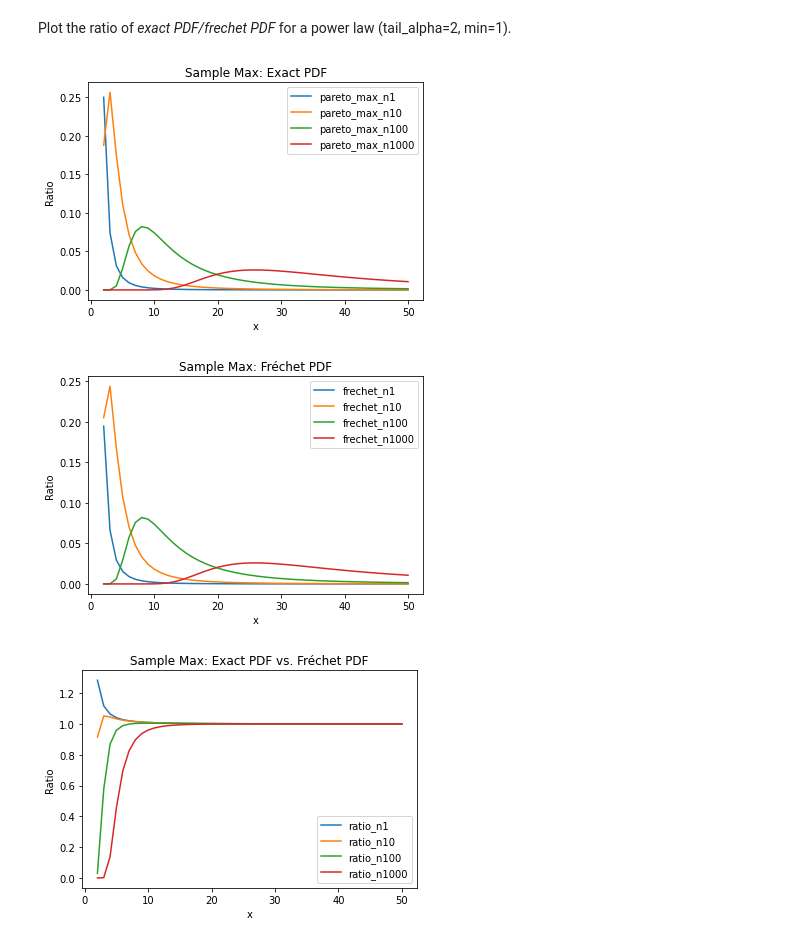
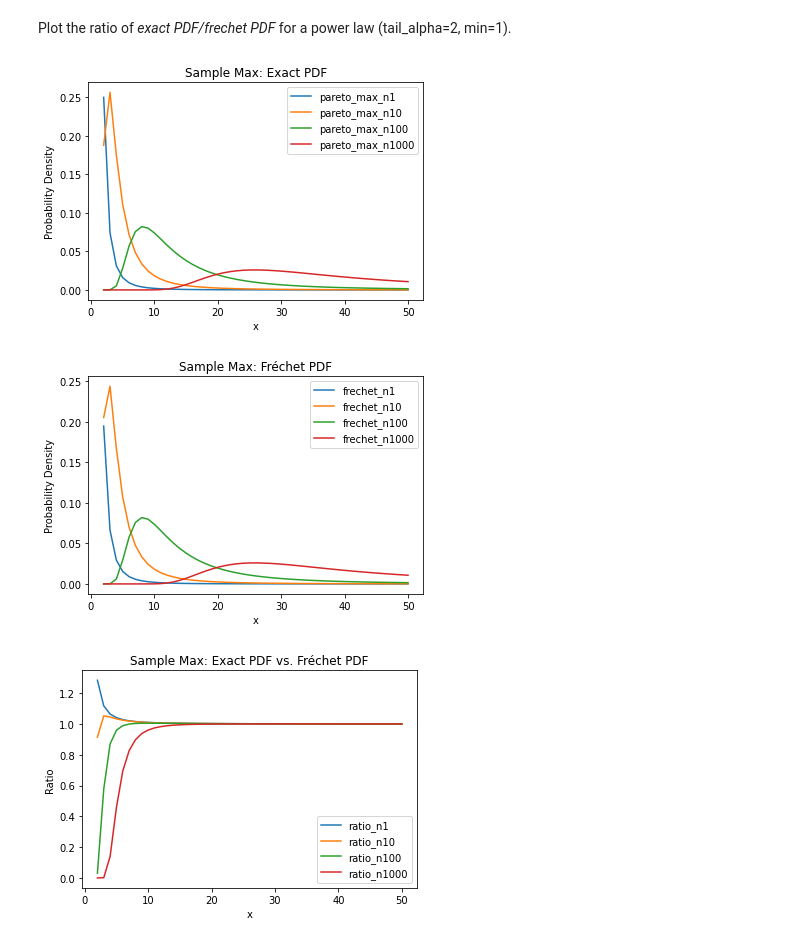
Before and after one commit to FergM/fattails, a Jupyter notebook: notebooks/NB35 - Distribution of the Sample Max.ipynb, the cells around one changed output. Drawn from its saved outputs; the diff is of its cells as text; code cells hidden in the pictures.

Commit message:
Correct plot label

```diff
--- a/notebooks/NB35 - Distribution of the Sample Max.ipynb
+++ b/notebooks/NB35 - Distribution of the Sample Max.ipynb
@@ -203,19 +203,19 @@ Plot the ratio of *exact PDF/frechet PDF* for a power law (tail_alpha=2, min=1).
 # %%
 # Pareto Max
 plot_kwargs = {'title':'Sample Max: Exact PDF',
-               'ylabel':'Ratio'}
+               'ylabel':'Probability Density'}
 
 pareto_max_df.plot(**plot_kwargs);
 # %% [output]
-[figure, old version]
+[figure, new version]
 # %%
 # Frechet
 plot_kwargs = {'title':'Sample Max: Fréchet PDF',
-               'ylabel':'Ratio'}
+               'ylabel':'Probability Density'}
 
 frechet_df.plot(**plot_kwargs);
 # %% [output]
-[figure, old version]
+[figure, new version]
 # %%
 # Ratio
 plot_kwargs = {'title':'Sample Max: Exact PDF vs. Fréchet PDF',
```
